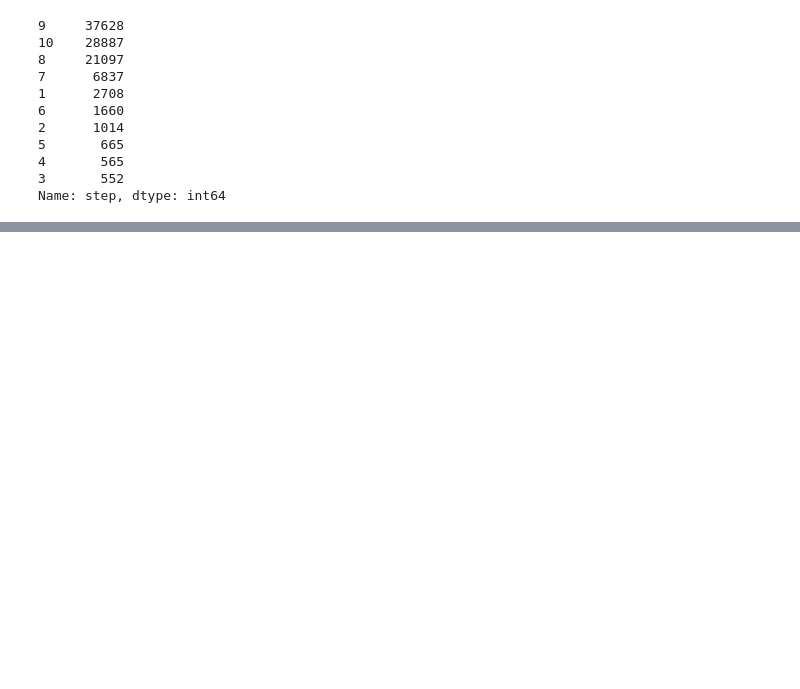
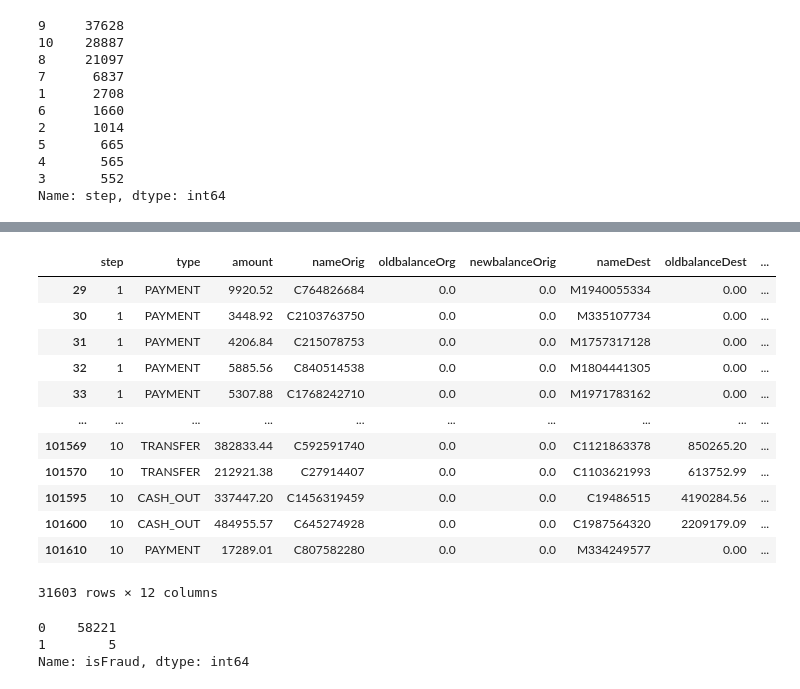
Before and after one commit to Sammybams/Payment-Fraud-Detection-Azure-AutoML, a Jupyter notebook: experimentation/Online-Payment-Fraud.ipynb, the cells around one changed output, grey strips where cells are left out. Cells and saved outputs as stored; diff of their text form; code cells hidden in the pictures; blank space fills up the shorter version.

```diff
--- a/experimentation/Online-Payment-Fraud.ipynb
+++ b/experimentation/Online-Payment-Fraud.ipynb
@@ -60,0 +81,22 @@ Name: step, dtype: int64
+# %%
+fraud.loc[fraud['percentOut']==float('inf')]
+# %% [output]
+|  | step | type | amount | nameOrig | oldbalanceOrg | newbalanceOrig | nameDest | oldbalanceDest | ... |
+| 29 | 1 | PAYMENT | 9920.52 | C764826684 | 0.0 | 0.0 | M1940055334 | 0.00 | ... |
+| 30 | 1 | PAYMENT | 3448.92 | C2103763750 | 0.0 | 0.0 | M335107734 | 0.00 | ... |
+| 31 | 1 | PAYMENT | 4206.84 | C215078753 | 0.0 | 0.0 | M1757317128 | 0.00 | ... |
+| 32 | 1 | PAYMENT | 5885.56 | C840514538 | 0.0 | 0.0 | M1804441305 | 0.00 | ... |
+| 33 | 1 | PAYMENT | 5307.88 | C1768242710 | 0.0 | 0.0 | M1971783162 | 0.00 | ... |
+| ... | ... | ... | ... | ... | ... | ... | ... | ... | ... |
+| 101569 | 10 | TRANSFER | 382833.44 | C592591740 | 0.0 | 0.0 | C1121863378 | 850265.20 | ... |
+| 101570 | 10 | TRANSFER | 212921.38 | C27914407 | 0.0 | 0.0 | C1103621993 | 613752.99 | ... |
+| 101595 | 10 | CASH_OUT | 337447.20 | C1456319459 | 0.0 | 0.0 | C19486515 | 4190284.56 | ... |
+| 101600 | 10 | CASH_OUT | 484955.57 | C645274928 | 0.0 | 0.0 | C1987564320 | 2209179.09 | ... |
+| 101610 | 10 | PAYMENT | 17289.01 | C807582280 | 0.0 | 0.0 | M334249577 | 0.00 | ... |
+31603 rows × 12 columns
+# %%
+fraud.loc[fraud['percentOut']>1]['isFraud'].value_counts()
+# %% [output]
+0    58221
+1        5
+Name: isFraud, dtype: int64
```
Also changed, not shown: parts of 11 cells of this notebook, 1 other file.
